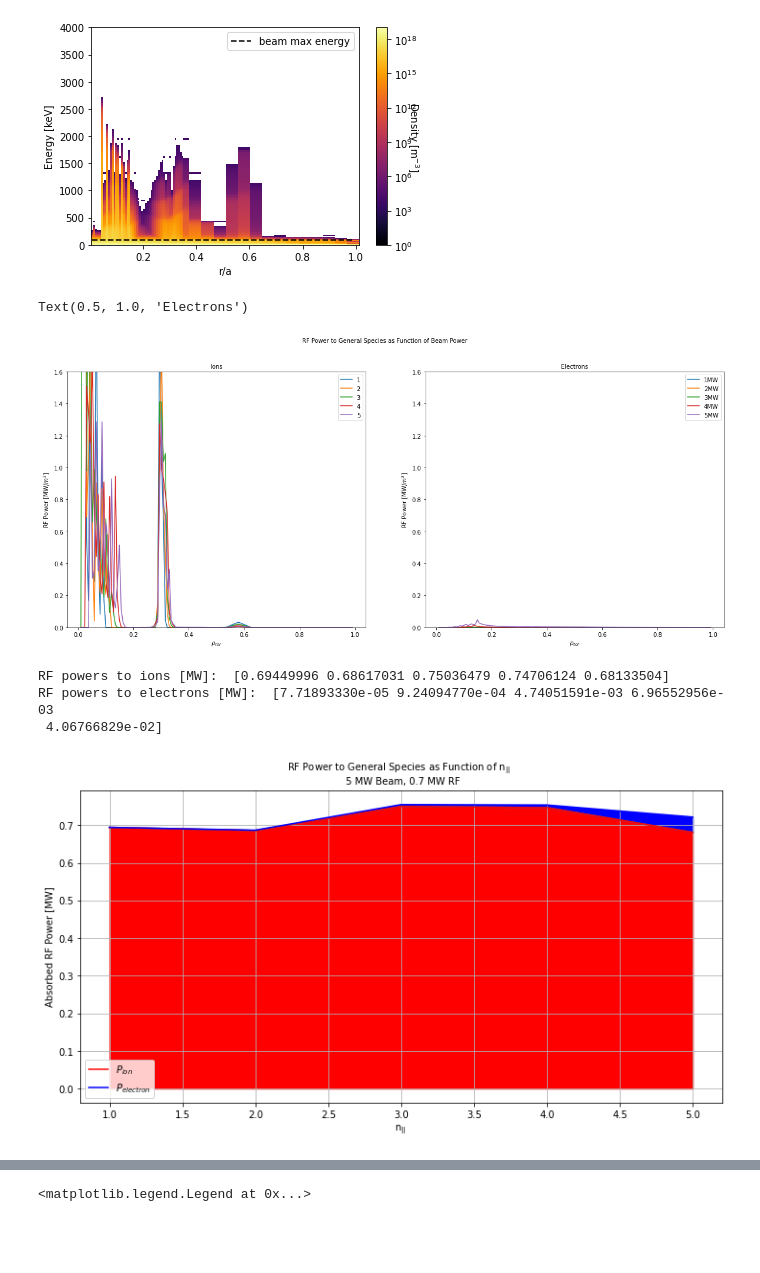
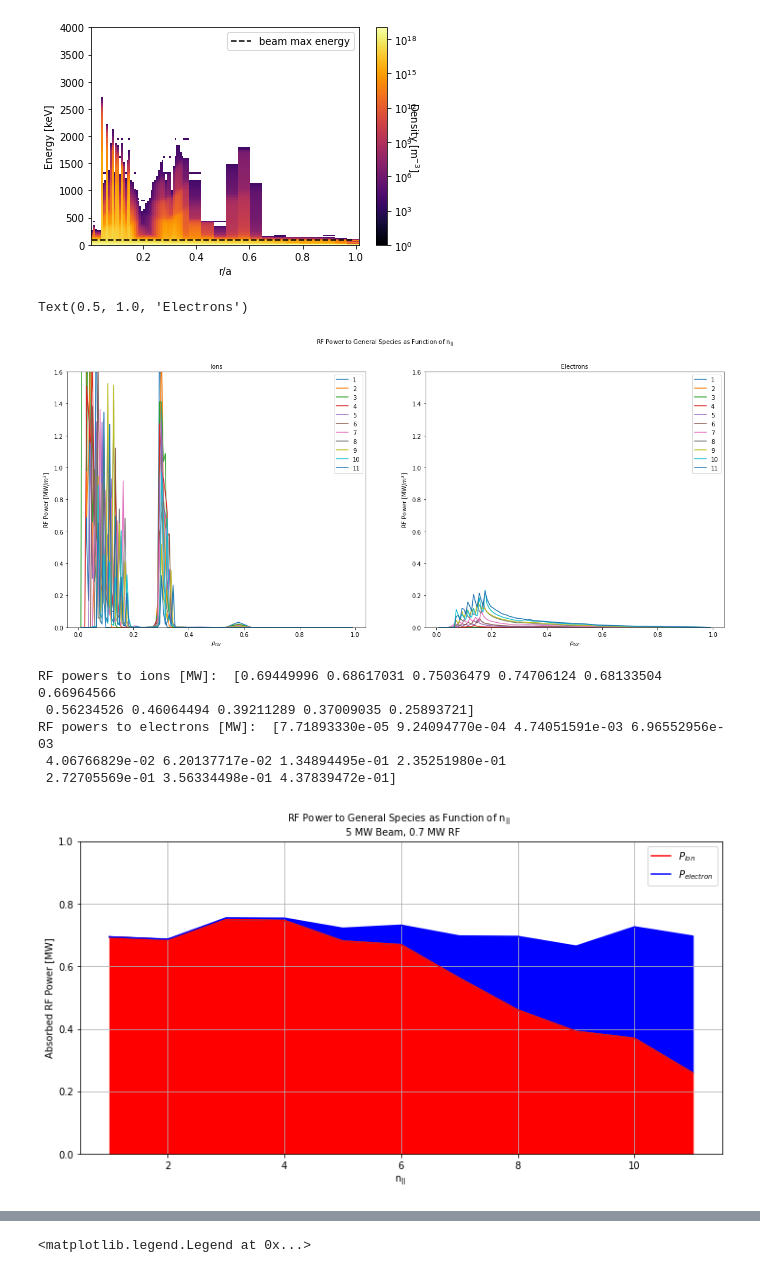
Before and after one commit to vandelij/genray_cql3d_plots, a Jupyter notebook: shots/147634/scan_npar/beam_5_RF_0_7/npar_scan_notebook.ipynb, the cells around one changed output, grey strips where cells are left out. Saved outputs shown, nothing was run; the diff lists cells and outputs as text; code cells hidden in the pictures; blank space fills up the shorter version.

```diff
--- a/shots/147634/scan_npar/beam_5_RF_0_7/npar_scan_notebook.ipynb
+++ b/shots/147634/scan_npar/beam_5_RF_0_7/npar_scan_notebook.ipynb
@@ -26,7 +26,7 @@ remoteDirectory = open(f'../../../../remoteDirectory.txt', 'r').readlines()[0].s
 print('You are using remoteDirectory = ', remoteDirectory)
 shotNum = remoteDirectory.split('/')[-1].split('_')[1]
 
-scan_var_array = np.array([1,2,3,4,5]) # np.array([1,2,3,4,5,6,7,8,9,10,11])  #  the values of the scan TODO replace here
+scan_var_array = np.array([1,2,3,4,5,6,7,8,9,10,11]) # np.array([1,2,3,4,5,6,7,8,9,10,11])  #  the values of the scan TODO replace here
 scan_var_type = r'n$_{||}$ ' # type of scan with units
 
 # set up the lists holding the cql objects
@@ -279,7 +279,7 @@ dvol = cql_nc_array[0].variables['dvol'][:]
 species_index = 0
 
 fig, (ax1, ax2) = plt.subplots(1, 2)
-fig.suptitle('RF Power to General Species as Function of Beam Power')
+fig.suptitle(r'RF Power to General Species as Function of n$_{||}$')
 fig.set_size_inches(20, 8)
 
 powers_array = np.zeros_like(scan_var_array).tolist()
@@ -324,7 +324,7 @@ for i in range(scan_var_array.shape[0]):
     pwr_RF_to_gen[i] = powers_array[i][4, :]
 
 for i in range(scan_var_array.shape[0]):
-    label = str(scan_var_array[i]) + 'MW'
+    label = str(scan_var_array[i])
     ax2.plot(rya, pwr_RF_to_gen[i], label=label)
 ax2.set_ylim(0, 1.6)
 ax2.legend()
@@ -334,7 +334,7 @@ ax2.set_ylabel(r'RF Power [MW/$m^3$]')
 ax2.set_title('Electrons')
 # %% [output]
 Text(0.5, 1.0, 'Electrons')
-[figure, old version]
+[figure, new version]
 # %%
 # # RF power to general species
 # total_RF_power = np.zeros_like(scan_var_array)
@@ -382,33 +382,36 @@ species_index = 1
 for i in range(len(pwr_RF_to_gen_e_array)):
     pwr_RF_to_gen_e_array[i] = cql_nc_array[i].variables['powers'][-1, species_index, :, :][4, :]
 
 for i in range(total_RF_power_ion_array.shape[0]):
     total_RF_power_e_array[i] = np.trapz(pwr_RF_to_gen_e_array[i].data*dvol*(1/100)**3)
 
 
 
 print('RF powers to ions [MW]: ', total_RF_power_ion_array)
 print('RF powers to electrons [MW]: ', total_RF_power_e_array)
 total_RF_power_both = total_RF_power_ion_array + total_RF_power_e_array
 fig, ax1 = plt.subplots(1, 1)
 plt.title(f'RF Power to General Species as Function of {scan_var_type} \n 5 MW Beam, 0.7 MW RF')
 factor = 1.2
+plt.ylim(0, 1)
 fig.set_size_inches(10*factor, 5*factor)
 plt.plot(scan_var_array, total_RF_power_ion_array)
 #plt.plot(rfpwr_array, total_RF_power_e)
 plt.plot(scan_var_array, total_RF_power_ion_array, color='red', label=r'$P_{ion}$')
 plt.plot(scan_var_array, total_RF_power_both, color='blue', label=r'$P_{electron}$')
 plt.xlabel(scan_var_type)
 plt.ylabel('Absorbed RF Power [MW]')
 plt.legend()
 #plt.ylim(0, 1)
 
 plt.fill_between(scan_var_array, total_RF_power_both, total_RF_power_ion_array, color='blue')
 plt.fill_between(scan_var_array, total_RF_power_both*0, total_RF_power_ion_array, color='red')
 plt.grid()
 #print(total_RF_power_both[-1])
 # %% [output]
-RF powers to ions [MW]:  [0.69449996 0.68617031 0.75036479 0.74706124 0.68133504]
+RF powers to ions [MW]:  [0.69449996 0.68617031 0.75036479 0.74706124 0.68133504 0.66964566
+ 0.56234526 0.46064494 0.39211289 0.37009035 0.25893721]
 RF powers to electrons [MW]:  [7.71893330e-05 9.24094770e-04 4.74051591e-03 6.96552956e-03
- 4.06766829e-02]
+ 4.06766829e-02 6.20137717e-02 1.34894495e-01 2.35251980e-01
+ 2.72705569e-01 3.56334498e-01 4.37839472e-01]
-[figure, old version]
+[figure, new version]
```
Also changed, not shown: parts of 4 cells of this notebook, 2 other files.
